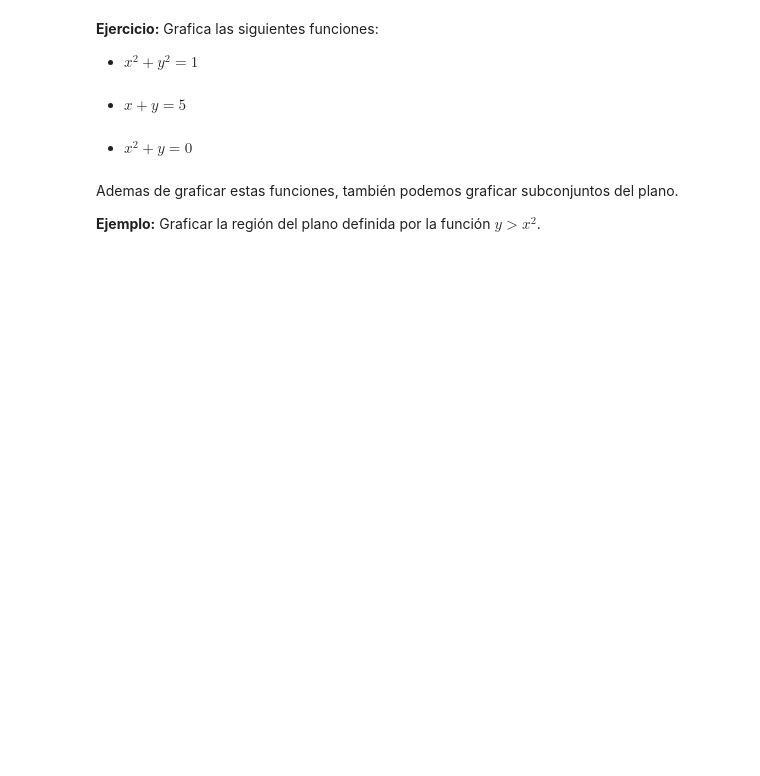
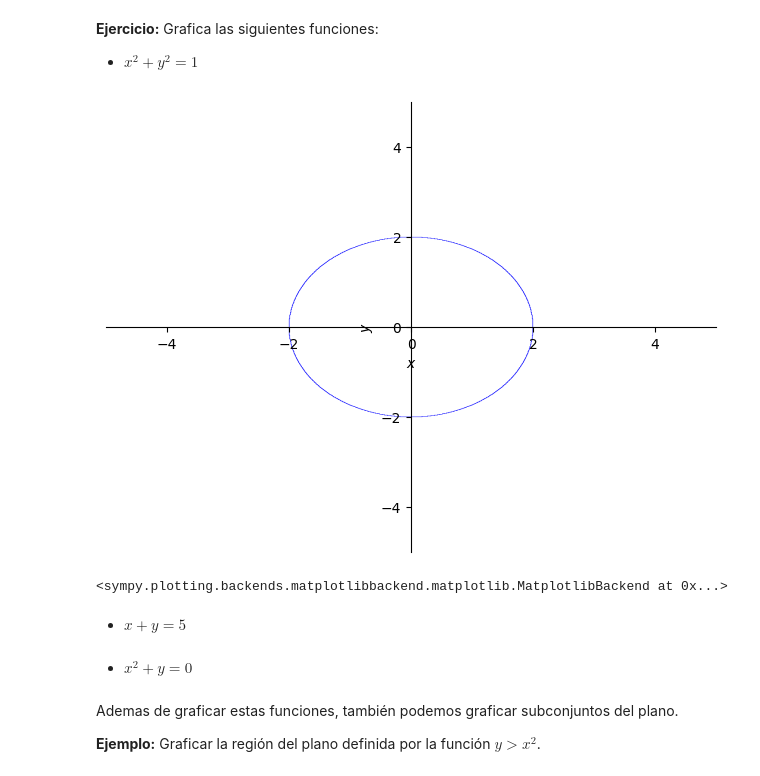
Before and after one commit to alf195725/Pandas, a Jupyter notebook: 3_1_Graficar_con_Sympy.ipynb, the cells around one changed output. Saved outputs shown, nothing was run; the diff lists cells and outputs as text; code cells hidden in the pictures; blank space fills up the shorter version.

```diff
--- a/3_1_Graficar_con_Sympy.ipynb
+++ b/3_1_Graficar_con_Sympy.ipynb
@@ -135,6 +144,11 @@ plot_implicit(Eq(x + y, 1), (x, -3, 3), (y, -3, 3)) # especificando un rango
 __Ejercicio:__ Grafica las siguientes funciones:
 
 * $x^{2}+y^{2}=1$
+# %%
+plot_implicit(Eq(x**2 + y**2, 4)) # sin especificar un rango
+# %% [output]
+[figure, added]
+<sympy.plotting.backends.matplotlibbackend.matplotlib.MatplotlibBackend at 0x...>
 # %% [markdown]
 * $x + y = 5$
 # %% [markdown]
```
Also changed, not shown: parts of 5 cells of this notebook.
